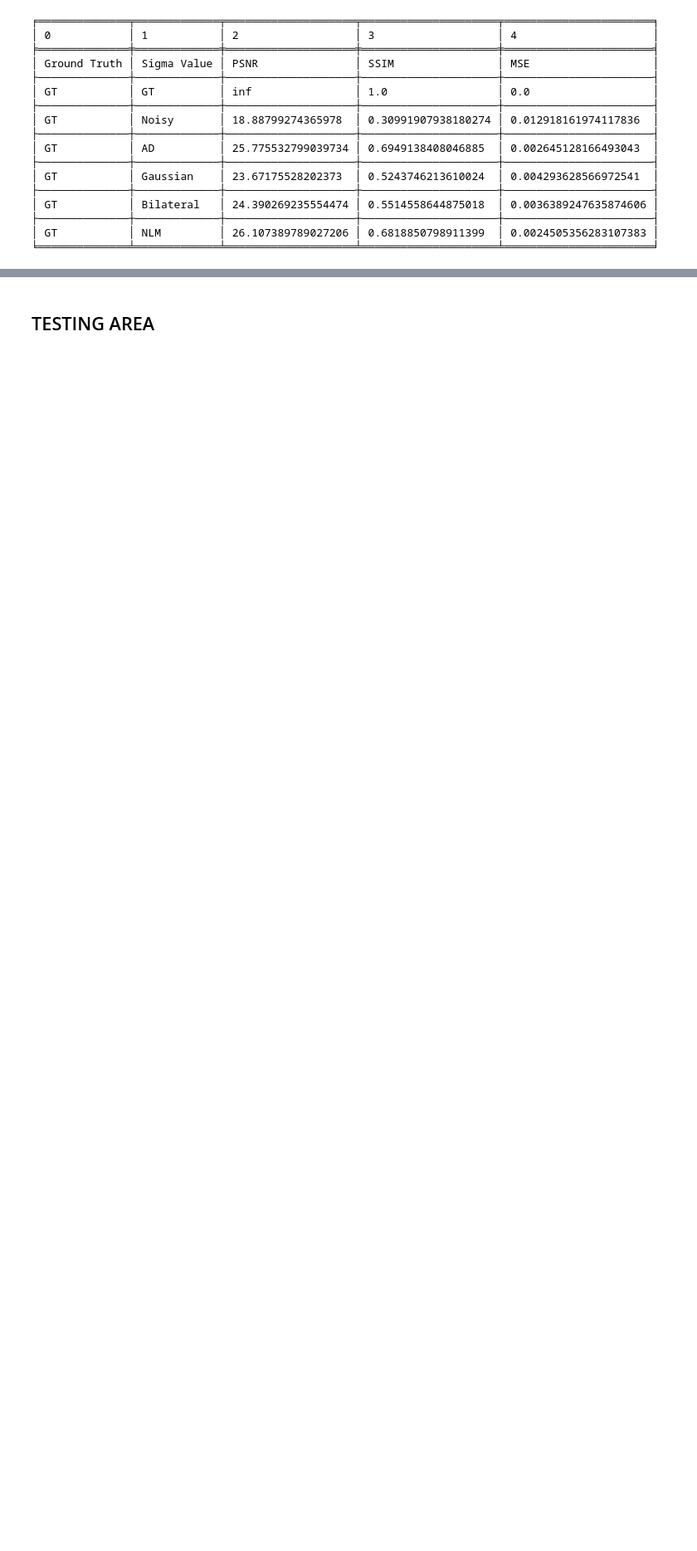
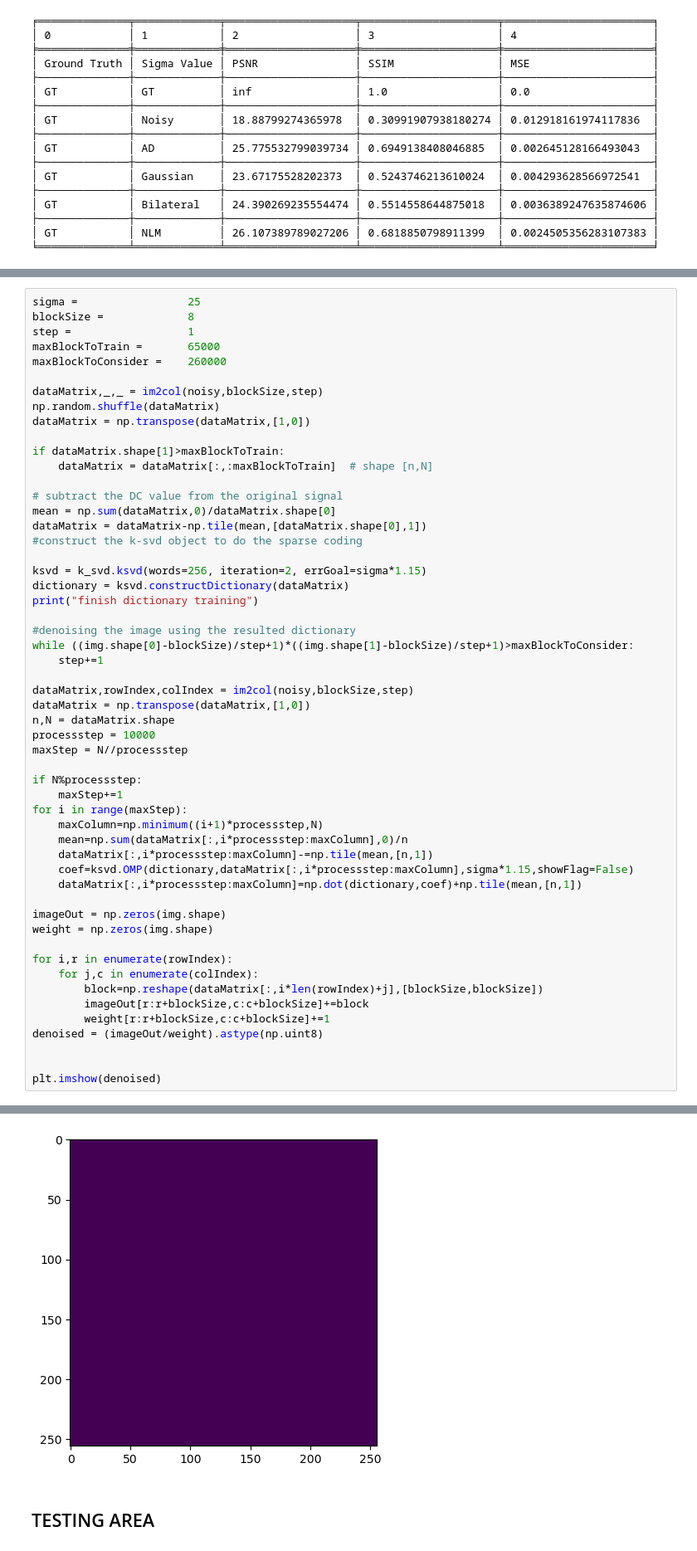
Before and after one commit to Opeiz/ImageDenoising, a Jupyter notebook: k-svd.ipynb, the cells around one changed output, grey strips where cells are left out. Shown at 83% size. Cells and saved outputs as stored; diff of their text form; blank space fills up the shorter version.

```diff
--- a/k-svd.ipynb
+++ b/k-svd.ipynb
@@ -127,0 +144,55 @@ print(tabulate(table, headers="keys",tablefmt="fancy_grid"))
+# %%
+sigma =                 25
+blockSize =             8
+step =                  1
+maxBlockToTrain =       65000
+maxBlockToConsider =    260000
+
+dataMatrix,_,_ = im2col(noisy,blockSize,step)
+np.random.shuffle(dataMatrix)
+dataMatrix = np.transpose(dataMatrix,[1,0])
+
+if dataMatrix.shape[1]>maxBlockToTrain:
+    dataMatrix = dataMatrix[:,:maxBlockToTrain]  # shape [n,N]
+
+# subtract the DC value from the original signal
+mean = np.sum(dataMatrix,0)/dataMatrix.shape[0]
+dataMatrix = dataMatrix-np.tile(mean,[dataMatrix.shape[0],1])
+#construct the k-svd object to do the sparse coding
+
+ksvd = k_svd.ksvd(words=256, iteration=2, errGoal=sigma*1.15)
+dictionary = ksvd.constructDictionary(dataMatrix)
+print("finish dictionary training")
+
+#denoising the image using the resulted dictionary
+while ((img.shape[0]-blockSize)/step+1)*((img.shape[1]-blockSize)/step+1)>maxBlockToConsider:
+    step+=1
+
+dataMatrix,rowIndex,colIndex = im2col(noisy,blockSize,step)
+dataMatrix = np.transpose(dataMatrix,[1,0])
+n,N = dataMatrix.shape
+processstep = 10000
+maxStep = N//processstep
+
+if N%processstep:
+    maxStep+=1
+for i in range(maxStep):
+    maxColumn=np.minimum((i+1)*processstep,N)
+    mean=np.sum(dataMatrix[:,i*processstep:maxColumn],0)/n
+    dataMatrix[:,i*processstep:maxColumn]-=np.tile(mean,[n,1])
+    coef=ksvd.OMP(dictionary,dataMatrix[:,i*processstep:maxColumn],sigma*1.15,showFlag=False)
+    dataMatrix[:,i*processstep:maxColumn]=np.dot(dictionary,coef)+np.tile(mean,[n,1])
+
+imageOut = np.zeros(img.shape)
+weight = np.zeros(img.shape)
+
+for i,r in enumerate(rowIndex):
+    for j,c in enumerate(colIndex):
+        block=np.reshape(dataMatrix[:,i*len(rowIndex)+j],[blockSize,blockSize])
+        imageOut[r:r+blockSize,c:c+blockSize]+=block
+        weight[r:r+blockSize,c:c+blockSize]+=1
+denoised = (imageOut/weight).astype(np.uint8)
+
+
+plt.imshow(denoised)
+# %% [output]
@@ -128,3 +214,4 @@ print(tabulate(table, headers="keys",tablefmt="fancy_grid"))
+[figure, added]
 # %% [markdown]
 ## TESTING AREA
 # %%
```
Also changed, not shown: parts of 6 cells of this notebook, 1 other file.
